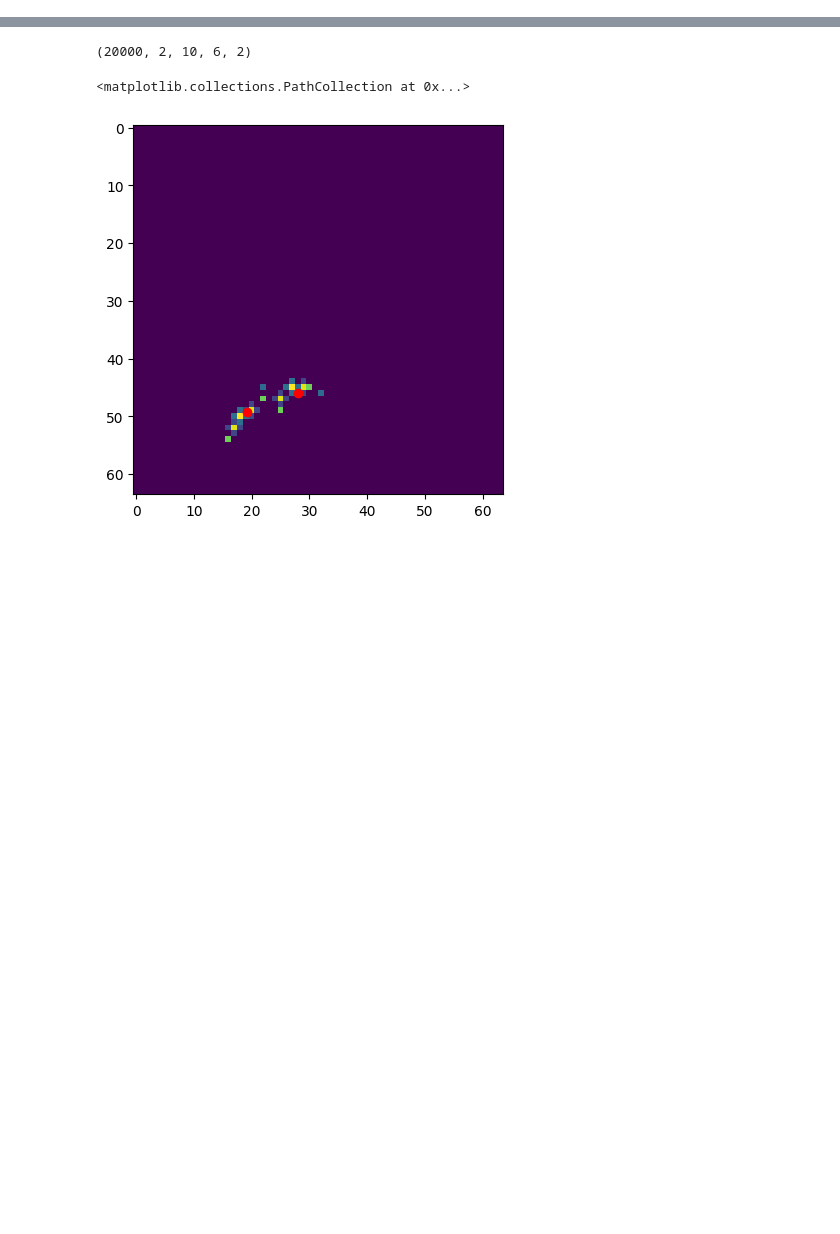
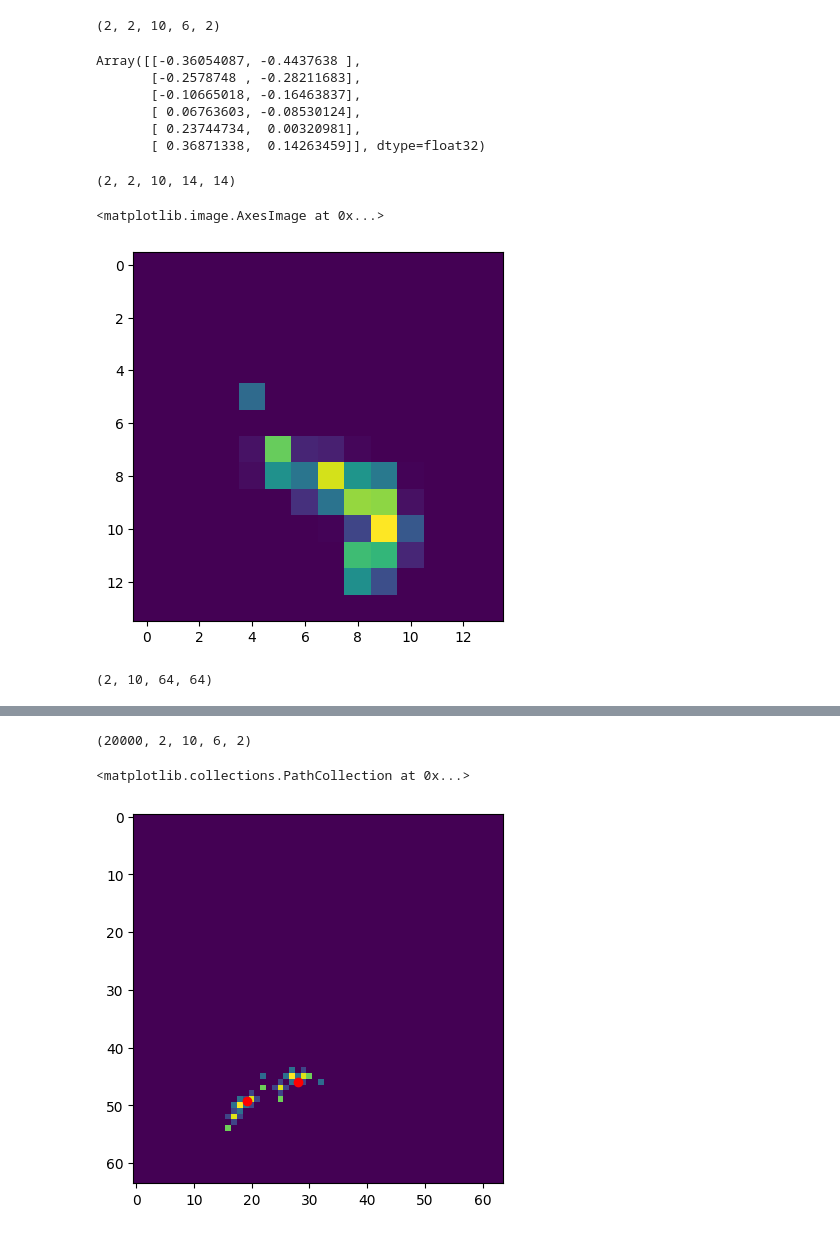
Before and after one commit to deoxyribose/wormsim, a Jupyter notebook: numpyro_sim.ipynb, the cells around one changed output, grey strips where cells are left out. Drawn from its saved outputs; the diff is of its cells as text; code cells hidden in the pictures; blank space fills up the shorter version.

```diff
--- a/numpyro_sim.ipynb
+++ b/numpyro_sim.ipynb
@@ -83,0 +180,38 @@ False
+# %%
+tr["worms"]["value"].shape
+# %% [output]
+(2, 2, 10, 6, 2)
+# %%
+tr["worms"]["value"][0, 0, 0]
+# %% [output]
+Array([[-0.36054087, -0.4437638 ],
+       [-0.2578748 , -0.28211683],
+       [-0.10665018, -0.16463837],
+       [ 0.06763603, -0.08530124],
+       [ 0.23744734,  0.00320981],
+       [ 0.36871338,  0.14263459]], dtype=float32)
+# %%
+def make_worm_frames(worms):
+    # make worm widths for all knots
+    R = 0.8
+    K = 6
+    i = jnp.arange(K)
+    r = R * jnp.abs(jnp.sin(jnp.arccos((i - K / 2) / (K / 2 + 0.2))))
+    r = jnp.tile(r, (worms.shape[:-2] + (1,)))
+
+    # draw the circles
+    circles = embed_digits(circle_image(4), worms * 2, r, frame_size=14)
+    # overlay the circles
+    p = dist.util.clamp_probs(circles.mean(-3))
+    return p
+# %%
+p.shape
+# %% [output]
+(2, 2, 10, 14, 14)
+# %%
+p = make_worm_frames(tr["worms"]["value"])
+plt.figure()
+plt.imshow(p[0, 1, 2])
+# %% [output]
+<matplotlib.image.AxesImage at 0x...>
+[figure, added]
@@ -83,0 +224,4 @@ False
+# %%
+clips.shape
+# %% [output]
+(2, 10, 64, 64)
```
Also changed, not shown: parts of 10 cells of this notebook, 2 other files.
